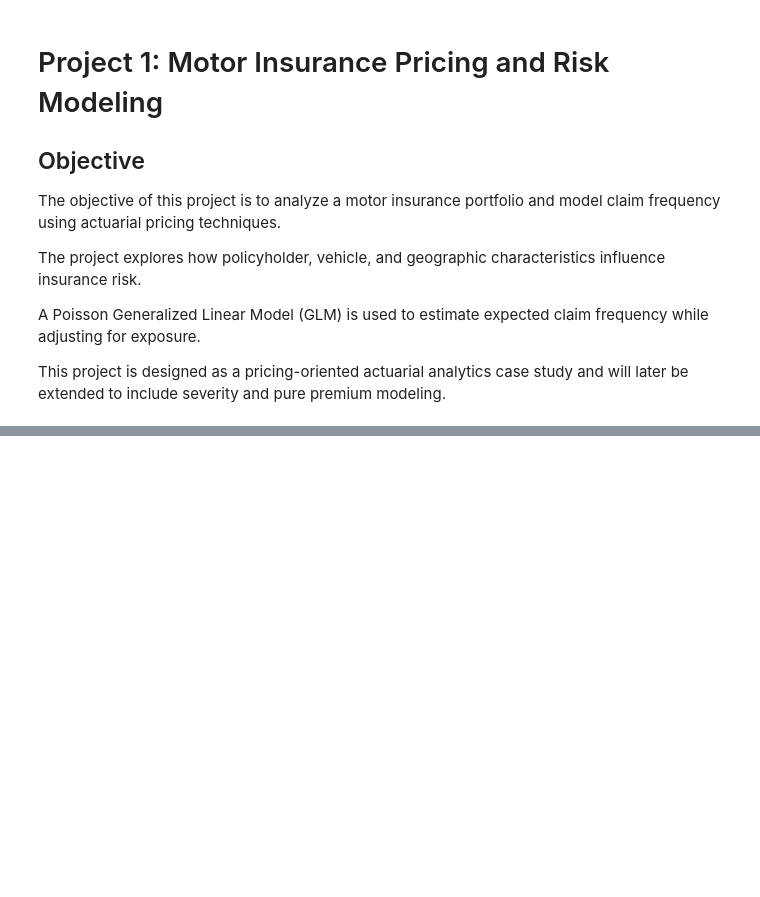
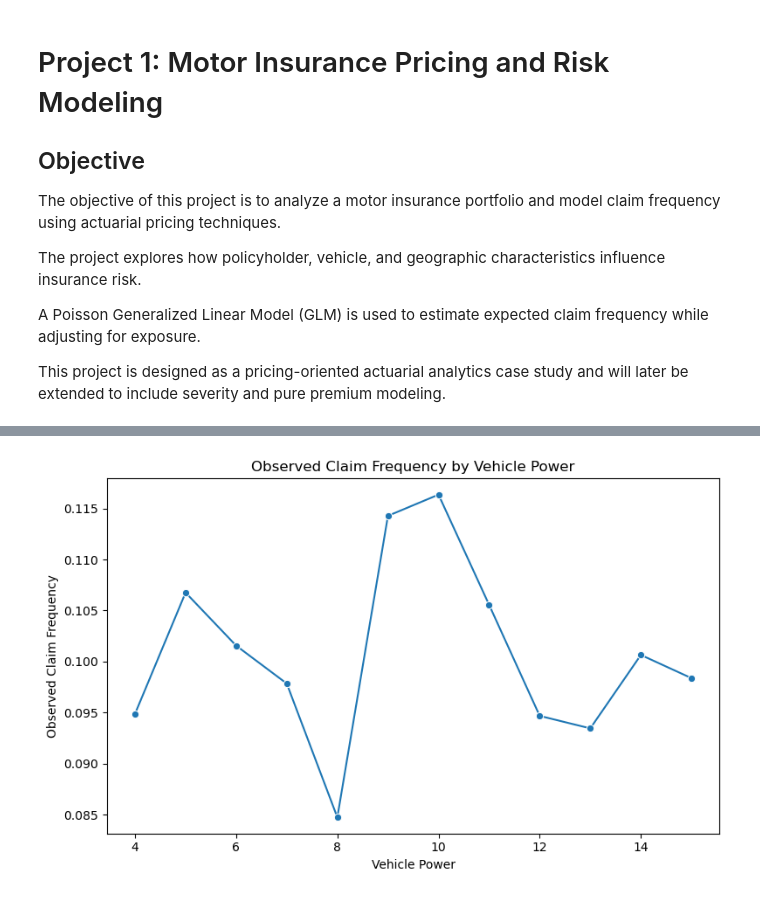
Before and after one commit to vbmenon/motor-insurance-pricing-python, a Jupyter notebook: notebooks/motor-insurance-pricing-python.ipynb, the cells around one changed output, grey strips where cells are left out. Saved outputs shown, nothing was run; the diff lists cells and outputs as text; code cells hidden in the pictures; blank space fills up the shorter version.

```diff
--- a/notebooks/motor-insurance-pricing-python.ipynb
+++ b/notebooks/motor-insurance-pricing-python.ipynb
@@ -227,2 +206,5 @@ df["VehAge"] = df["VehAge"].clip(lower=0, upper=30)
 # %%
-df["claim_frequency"] = df["ClaimNb"] / df["Exposure"]
+# Calculate observed claim frequency
+df["observed_frequency"] = df["ClaimNb"] / df["Exposure"]
+
+df[["ClaimNb", "Exposure", "observed_frequency"]].describe()
@@ -290,11 +309,0 @@ VehPower       0.0059      0.003      2.254      0.024       0.001       0.011
-# %%
-df["predicted_claims"] = model.predict(
-    X,
-    offset=np.log(model_df["Exposure"])
-)
-
-df["predicted_frequency"] = df["predicted_claims"] / df["Exposure"]
-# %%
-average_claim_cost = 3000
-
-df["estimated_premium"] = df["predicted_frequency"] * average_claim_cost
@@ -317,0 +322,7 @@ segment.to_csv("../output/segment_summary.csv",index=False)
+# %%
+# Observed claim frequency by vehicle power
+vehpower_freq = df.groupby("VehPower").apply(
+    lambda x: x["ClaimNb"].sum() / x["Exposure"].sum()
+).reset_index(name="observed_frequency")
+
+vehpower_freq.head()
@@ -317,0 +336,23 @@ segment.to_csv("../output/segment_summary.csv",index=False)
+# %%
+plt.figure(figsize=(8, 5))
+
+sns.lineplot(
+    data=vehpower_freq,
+    x="VehPower",
+    y="observed_frequency",
+    marker="o"
+)
+
+plt.title("Observed Claim Frequency by Vehicle Power")
+plt.xlabel("Vehicle Power")
+plt.ylabel("Observed Claim Frequency")
+
+plt.tight_layout()
+
+plt.savefig(
+    "../outputs/figures/claim_frequency_by_vehicle_power.png"
+)
+
+plt.show()
+# %% [output]
+[figure, added]
```
Also changed, not shown: parts of 87 cells of this notebook, 14 other files.
